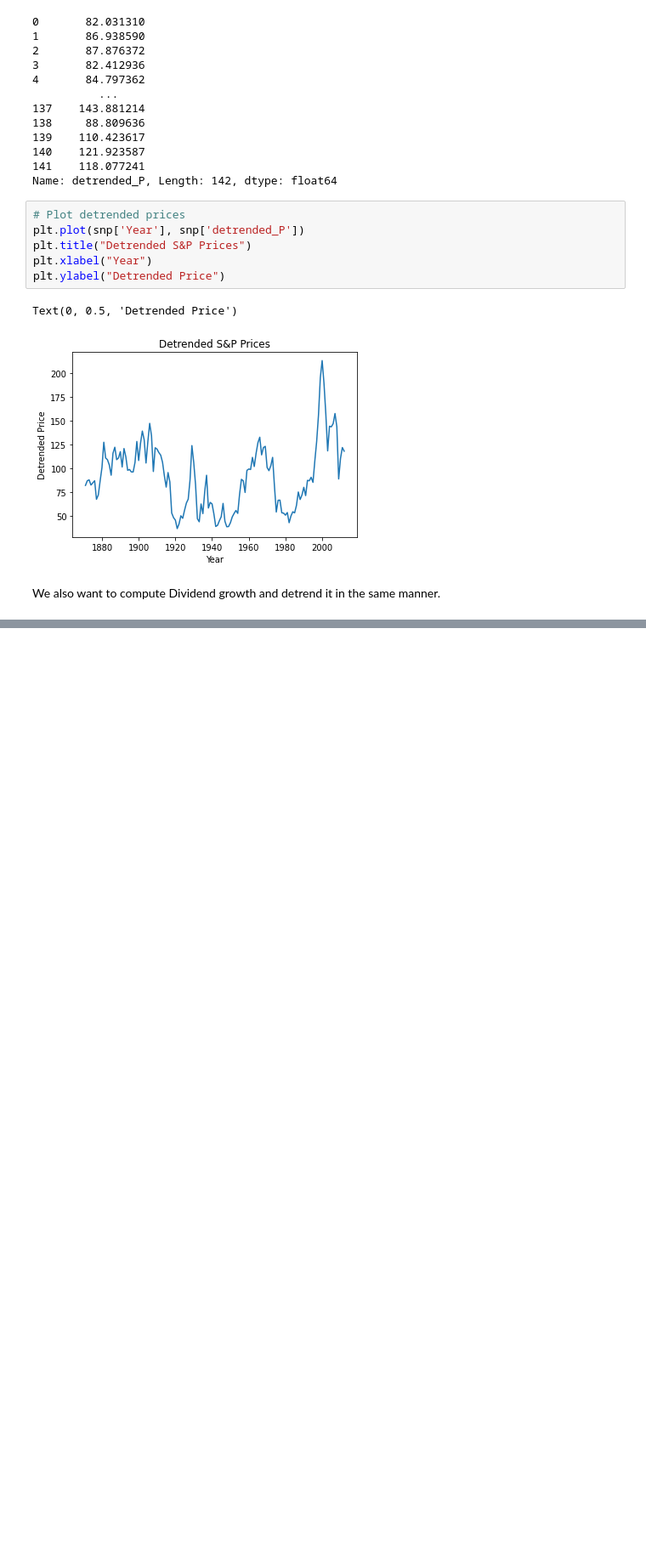
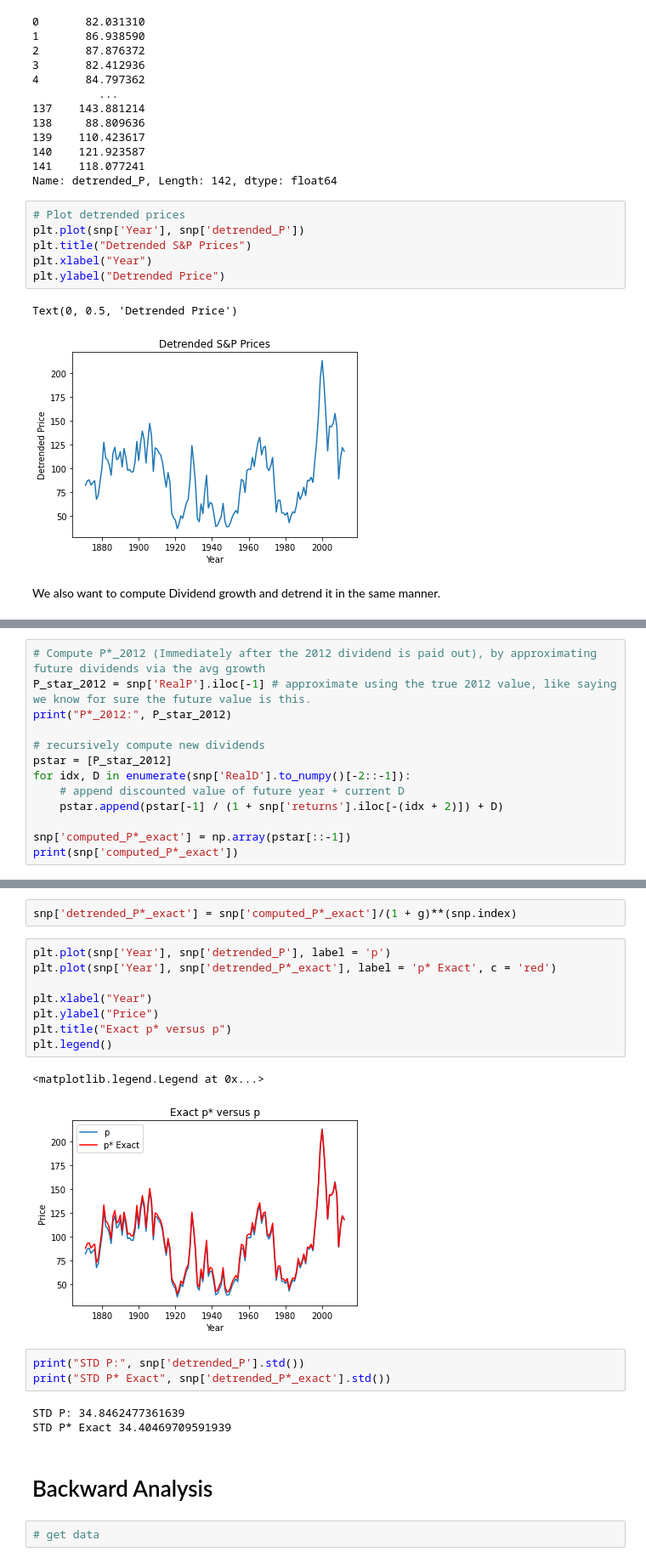
Before and after one commit to JohnDLee/MMFE_Project_SP2024, a Jupyter notebook: shiller.ipynb, the cells around one changed output, grey strips where cells are left out. Shown: that part at 85% size. Cells and saved outputs as stored; diff of their text form; blank space fills up the shorter version.

```diff
--- a/shiller.ipynb
+++ b/shiller.ipynb
@@ -71,0 +196,13 @@ We also want to compute Dividend growth and detrend it in the same manner.
+# %%
+# Compute P*_2012 (Immediately after the 2012 dividend is paid out), by approximating future dividends via the avg growth
+P_star_2012 = snp['RealP'].iloc[-1] # approximate using the true 2012 value, like saying we know for sure the future value is this.
+print("P*_2012:", P_star_2012)
+
+# recursively compute new dividends
+pstar = [P_star_2012]
+for idx, D in enumerate(snp['RealD'].to_numpy()[-2::-1]):
+    # append discounted value of future year + current D
+    pstar.append(pstar[-1] / (1 + snp['returns'].iloc[-(idx + 2)]) + D)
+
+snp['computed_P*_exact'] = np.array(pstar[::-1])
+print(snp['computed_P*_exact'])
@@ -71,0 +223,23 @@ We also want to compute Dividend growth and detrend it in the same manner.
+# %%
+snp['detrended_P*_exact'] = snp['computed_P*_exact']/(1 + g)**(snp.index)
+# %%
+plt.plot(snp['Year'], snp['detrended_P'], label = 'p')
+plt.plot(snp['Year'], snp['detrended_P*_exact'], label = 'p* Exact', c = 'red')
+
+plt.xlabel("Year")
+plt.ylabel("Price")
+plt.title("Exact p* versus p")
+plt.legend()
+# %% [output]
+<matplotlib.legend.Legend at 0x...>
+[figure, added]
+# %%
+print("STD P:", snp['detrended_P'].std())
+print("STD P* Exact", snp['detrended_P*_exact'].std())
+# %% [output]
+STD P: 34.8462477361639
+STD P* Exact 34.40469709591939
+# %% [markdown]
+# Backward Analysis
+# %%
+# get data
```
Also changed, not shown: parts of 63 cells of this notebook, 6 other files.
